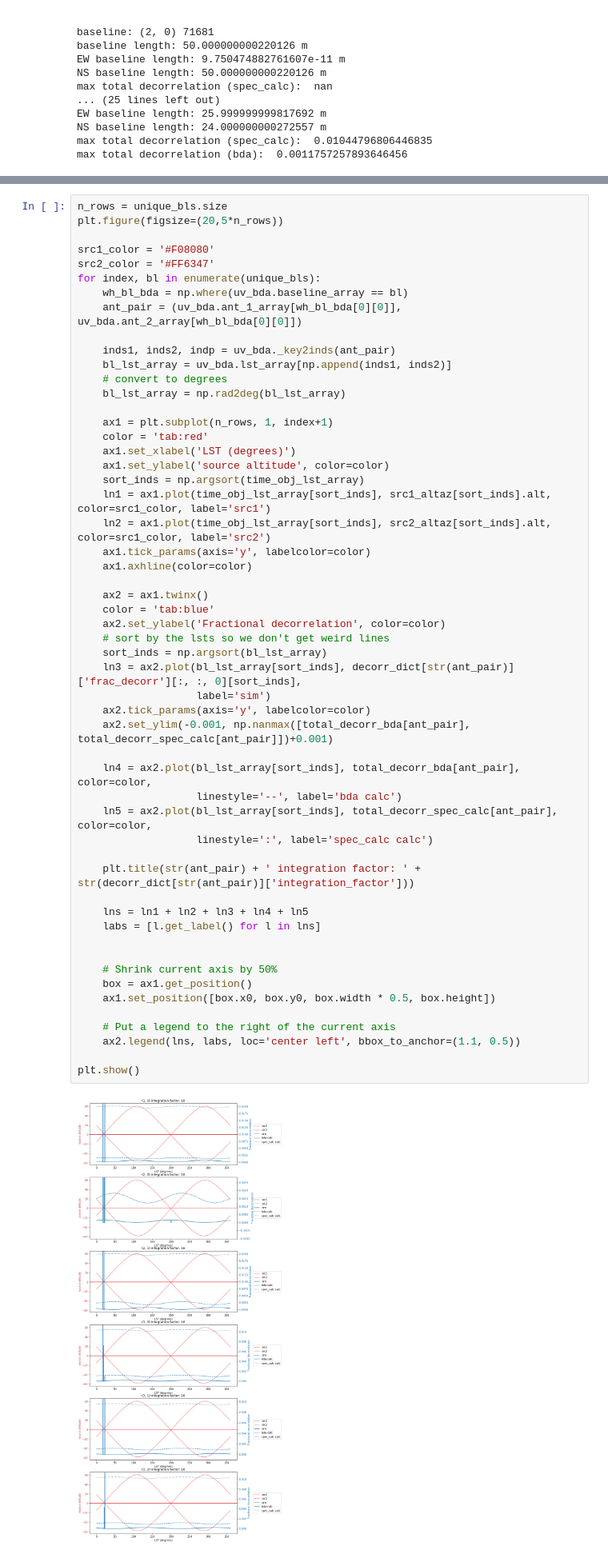
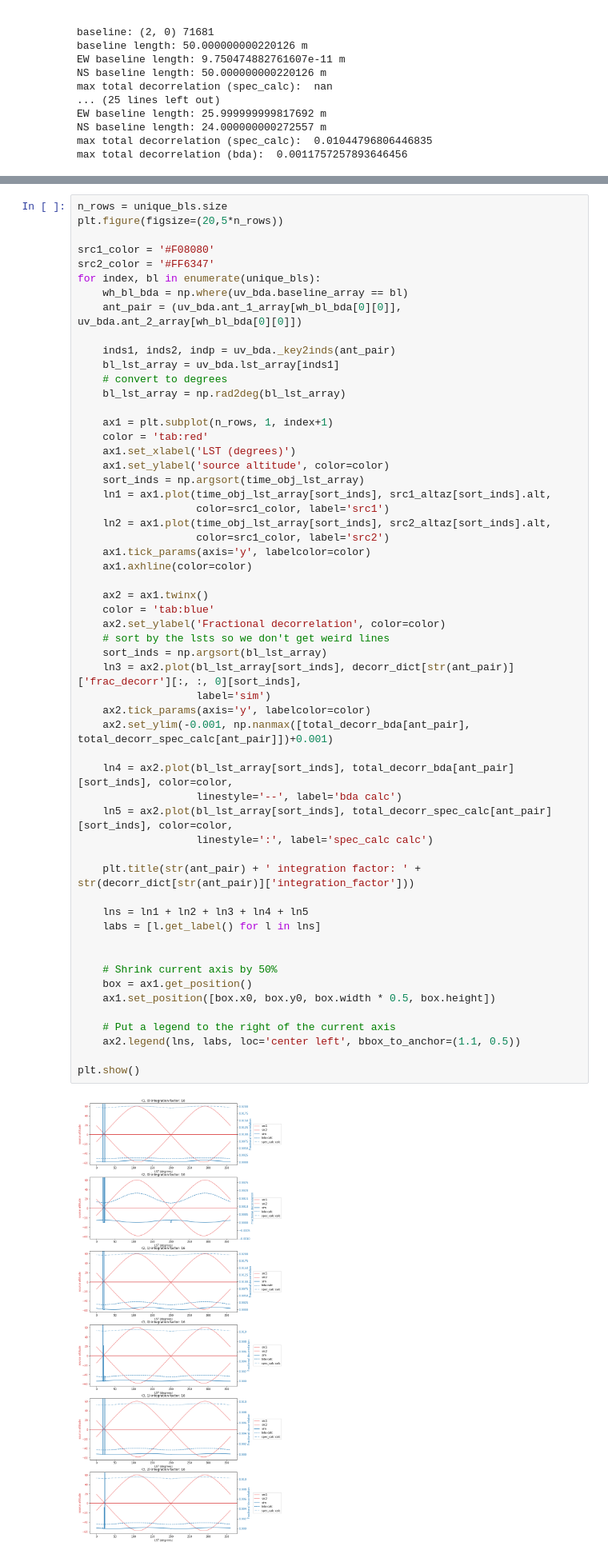
Before and after one commit to bhazelton/random_stuff, a Jupyter notebook: jupyter_notebooks/bda_exploration.ipynb, the cells around one changed output, grey strips where cells are left out. Shown: that part at 80% size. Drawn from its saved outputs; the diff is of its cells as text.

```diff
--- a/jupyter_notebooks/bda_exploration.ipynb
+++ b/jupyter_notebooks/bda_exploration.ipynb
@@ -514,7 +514,7 @@ for index, bl in enumerate(unique_bls):
     ant_pair = (uv_bda.ant_1_array[wh_bl_bda[0][0]], uv_bda.ant_2_array[wh_bl_bda[0][0]])
 
     inds1, inds2, indp = uv_bda._key2inds(ant_pair)
-    bl_lst_array = uv_bda.lst_array[np.append(inds1, inds2)]
+    bl_lst_array = uv_bda.lst_array[inds1]
     # convert to degrees
     bl_lst_array = np.rad2deg(bl_lst_array)
 
@@ -523,39 +523,41 @@ for index, bl in enumerate(unique_bls):
     ax1.set_xlabel('LST (degrees)')
     ax1.set_ylabel('source altitude', color=color)
     sort_inds = np.argsort(time_obj_lst_array)
-    ln1 = ax1.plot(time_obj_lst_array[sort_inds], src1_altaz[sort_inds].alt, color=src1_color, label='src1')
-    ln2 = ax1.plot(time_obj_lst_array[sort_inds], src2_altaz[sort_inds].alt, color=src1_color, label='src2')
+    ln1 = ax1.plot(time_obj_lst_array[sort_inds], src1_altaz[sort_inds].alt,
+                   color=src1_color, label='src1')
+    ln2 = ax1.plot(time_obj_lst_array[sort_inds], src2_altaz[sort_inds].alt,
+                   color=src1_color, label='src2')
     ax1.tick_params(axis='y', labelcolor=color)
     ax1.axhline(color=color)
 
     ax2 = ax1.twinx()
     color = 'tab:blue'
     ax2.set_ylabel('Fractional decorrelation', color=color)
     # sort by the lsts so we don't get weird lines
     sort_inds = np.argsort(bl_lst_array)
     ln3 = ax2.plot(bl_lst_array[sort_inds], decorr_dict[str(ant_pair)]['frac_decorr'][:, :, 0][sort_inds],
                    label='sim')
     ax2.tick_params(axis='y', labelcolor=color)
     ax2.set_ylim(-0.001, np.nanmax([total_decorr_bda[ant_pair], total_decorr_spec_calc[ant_pair]])+0.001)
 
-    ln4 = ax2.plot(bl_lst_array[sort_inds], total_decorr_bda[ant_pair], color=color,
+    ln4 = ax2.plot(bl_lst_array[sort_inds], total_decorr_bda[ant_pair][sort_inds], color=color,
                    linestyle='--', label='bda calc')
-    ln5 = ax2.plot(bl_lst_array[sort_inds], total_decorr_spec_calc[ant_pair], color=color,
+    ln5 = ax2.plot(bl_lst_array[sort_inds], total_decorr_spec_calc[ant_pair][sort_inds], color=color,
                    linestyle=':', label='spec_calc calc')
 
     plt.title(str(ant_pair) + ' integration factor: ' + str(decorr_dict[str(ant_pair)]['integration_factor']))
 
     lns = ln1 + ln2 + ln3 + ln4 + ln5
     labs = [l.get_label() for l in lns]
 
 
     # Shrink current axis by 50%
     box = ax1.get_position()
     ax1.set_position([box.x0, box.y0, box.width * 0.5, box.height])
 
     # Put a legend to the right of the current axis
     ax2.legend(lns, labs, loc='center left', bbox_to_anchor=(1.1, 0.5))
 
 plt.show()
 # %% [output]
-[figure, old version]
+[figure, new version]
```
